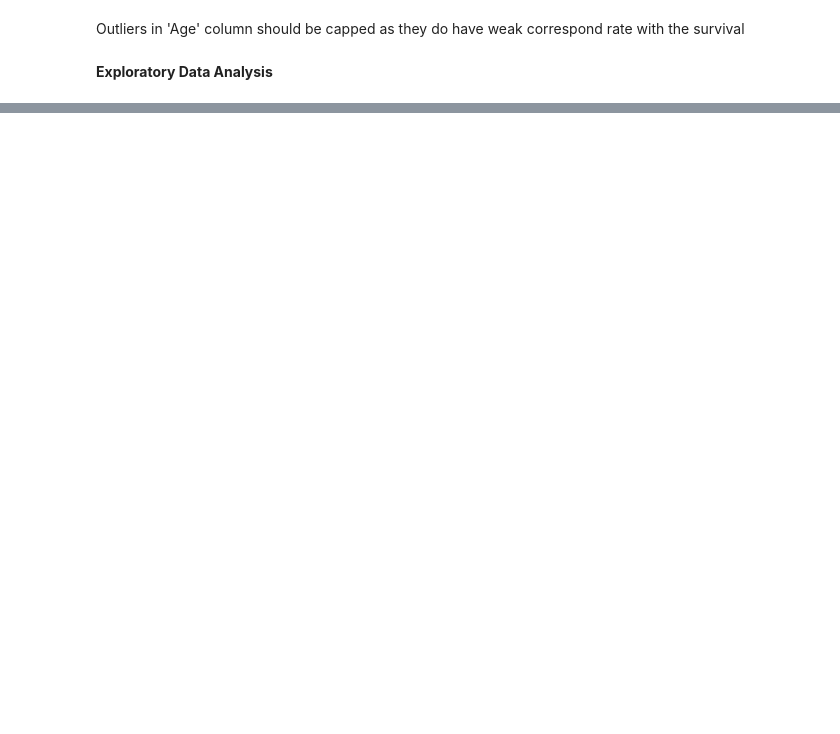
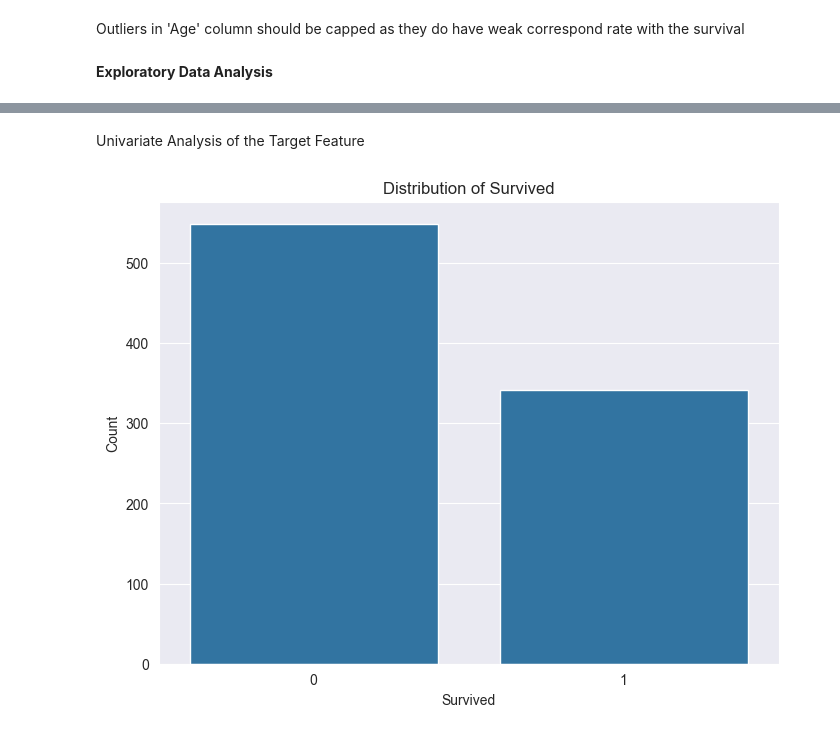
Before and after one commit to serverdaun/titanic_kaggle, a Jupyter notebook: main.ipynb, the cells around one changed output, grey strips where cells are left out. Drawn from its saved outputs; the diff is of its cells as text; code cells hidden in the pictures; blank space fills up the shorter version.

```diff
--- a/main.ipynb
+++ b/main.ipynb
@@ -344,0 +358,6 @@ df_clean['Age'] = np.where(df['Age'] > age_boundaries[1], age_boundaries[1], df[
+# %% [markdown]
+Univariate Analysis of the Target Feature
+# %%
+utils.create_bar_plot(df=df_clean, column='Survived')
+# %% [output]
+[figure, added]
```
Also changed, not shown: parts of 7 cells of this notebook, 1 other file.
